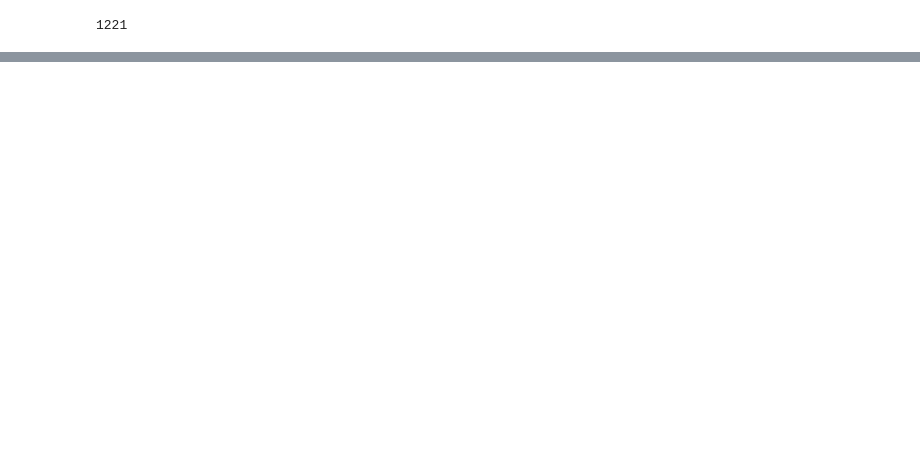
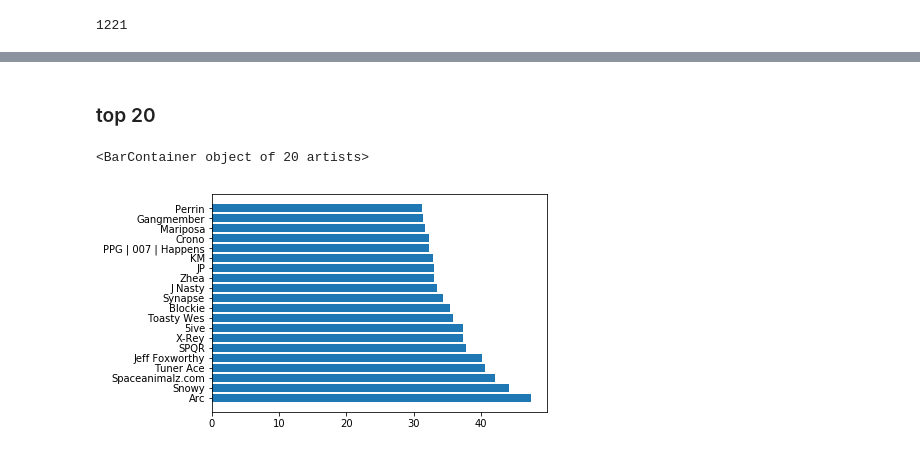
Before and after one commit to f00-/sa-melee-skillkeeper, a Jupyter notebook: san antonio melee tournament data june august.ipynb, the cells around one changed output, grey strips where cells are left out. Saved outputs shown, nothing was run; the diff lists cells and outputs as text; code cells hidden in the pictures; blank space fills up the shorter version.

Commit message:
skill ranking, more graphs, markdown annotation

```diff
--- a/parsing skill keeper.ipynb
+++ b/san antonio melee tournament data june august.ipynb
@@ -8,0 +13,9 @@ parsedXML = et.parse(matches_file)
+# %%
+# open the matches file
+matches_file = "Summer PR Draft 1.bcn"
+with open(matches_file, 'r') as f:
+    file = f.readlines()
+
+# print the first 5 lines
+for x in range(5):
+    print(file[x])
@@ -202,0 +230,30 @@ plt.show()
+# %%
+from trueskill import Rating, rate_1vs1
+
+# convert timestamps from strings to datetime64
+matches_df['timestamp'] = pd.to_datetime(matches_df['timestamp'])
+
+# lets sort by timestamp so we can go through the matches in chronological order
+matches_df.sort_values("timestamp", ascending=True)
+
+# create Rating for every player
+ratings = dict()
+for index, player in players_df.iterrows():
+    ratings[player['index']] = Rating()
+
+# go through every match and update winner's and loser's rating
+for index, match in matches_df.iterrows():
+    player1 = match['player1']
+    player2 = match['player2']
+
+    if match['winner'] == "1":
+        ratings[player1], ratings[player2] = rate_1vs1(ratings[player1], ratings[player2])
+    elif match['winner'] == "2":
+        ratings[player1], ratings[player2] = rate_1vs1(ratings[player1], ratings[player2])
+    elif match['winner'] == "0":
+        ratings[player1], ratings[player2] = rate_1vs1(ratings[player1], ratings[player2], drawn=True)
+# %%
+# players sort by mu
+mu_sorted_ratings = sorted(ratings.items(), key=lambda x: x[1].mu, reverse=True)
+# players sort by sigma
+sigma_sorted_ratings = sorted(ratings.items(), key=lambda x: x[1].sigma, reverse=True)
@@ -202,0 +264,9 @@ plt.show()
+# %% [markdown]
+### top 20
+# %%
+players = [player[0] for player in mu_sorted_ratings[:20]]
+ratings = [player[1].mu for player in mu_sorted_ratings[:20]]
+plt.barh(players, ratings)
+# %% [output]
+<BarContainer object of 20 artists>
+[figure, added]
```
Also changed, not shown: parts of 27 cells of this notebook, 1 other file.
